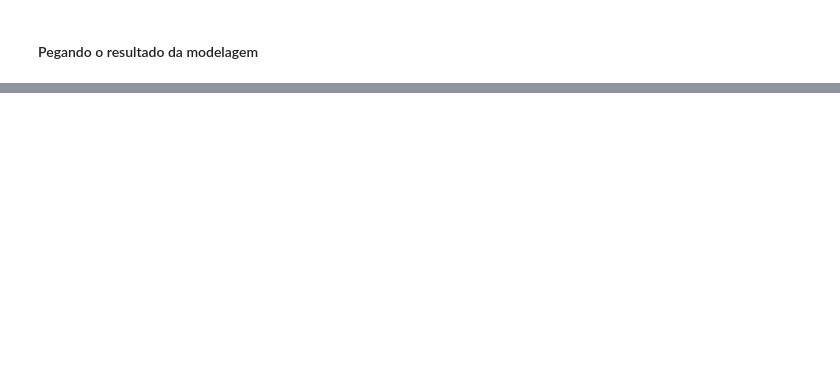
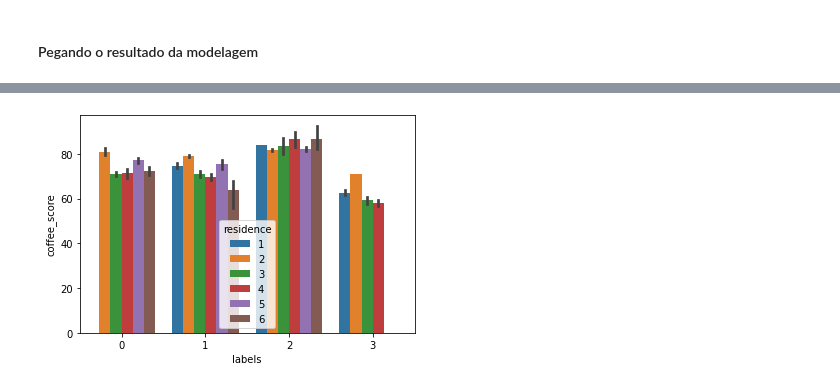
Before and after one commit to Brendhon/conecta-cafe-ml, a Jupyter notebook: Projeto C318.ipynb, the cells around one changed output, grey strips where cells are left out. Drawn from its saved outputs; the diff is of its cells as text; code cells hidden in the pictures; blank space fills up the shorter version.

```diff
--- a/Projeto C318.ipynb
+++ b/Projeto C318.ipynb
@@ -506,0 +551,4 @@ producer_df.corr(method ='pearson')
+# %%
+ax = sns.barplot(x="labels", y="coffee_score", hue="residence", data=producer_df)
+# %% [output]
+[figure, added]
```
Also changed, not shown: parts of 23 cells of this notebook.
